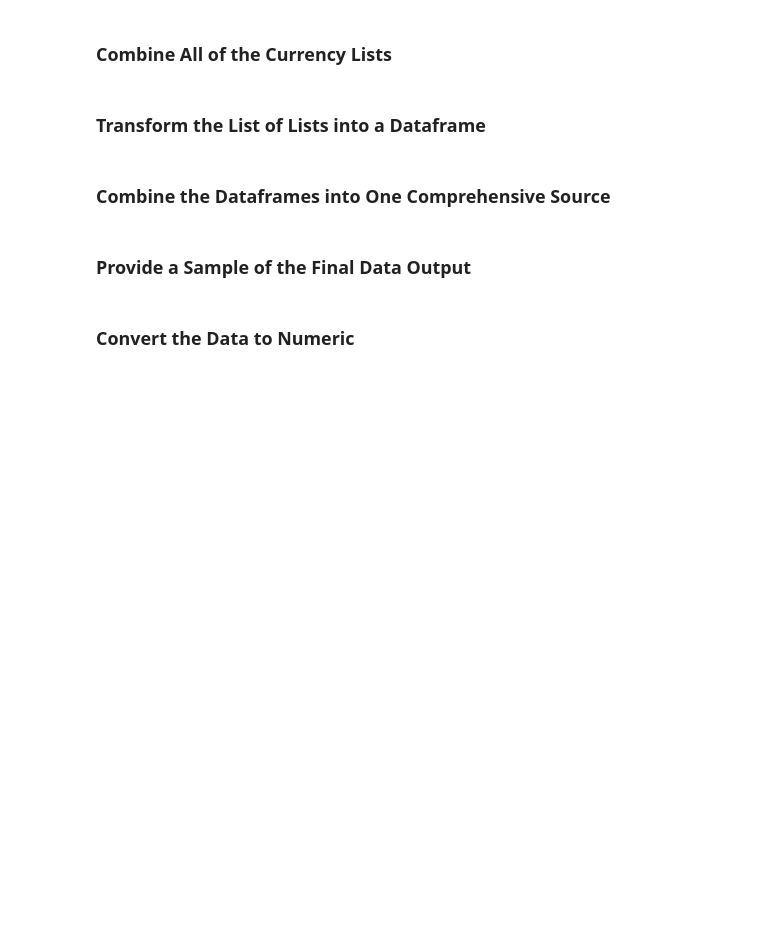
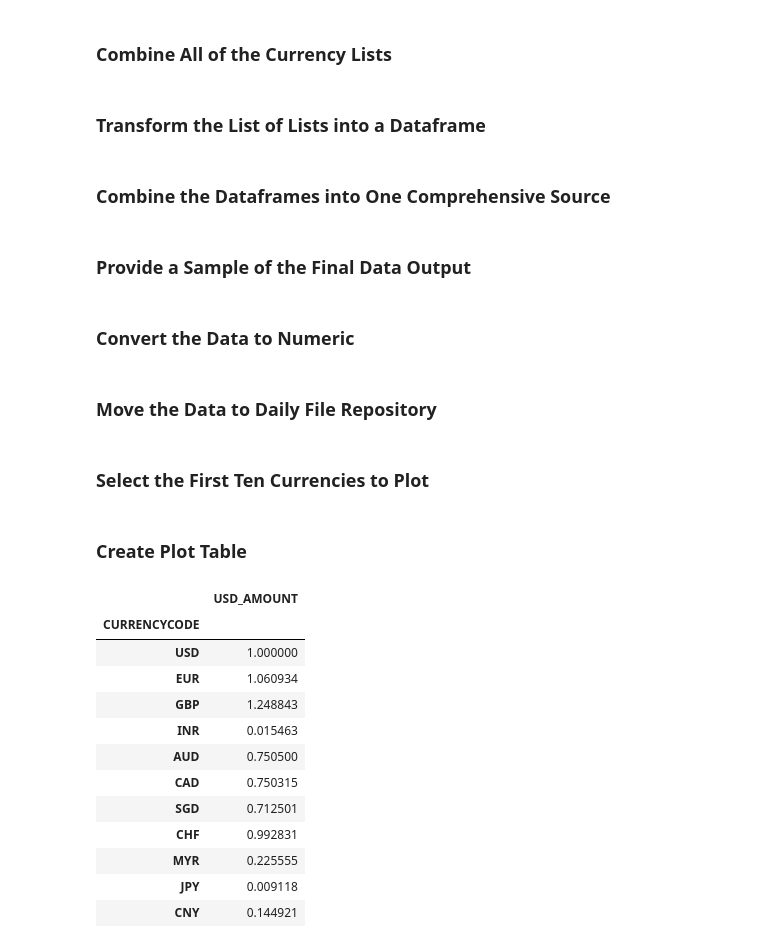
Before and after one commit to dbjohnsonii/currency_monitor, a Jupyter notebook: currency_monitor.ipynb, the cells around one changed output. Cells and saved outputs as stored; diff of their text form; code cells hidden in the pictures; blank space fills up the shorter version.

```diff
--- a/currency_monitor.ipynb
+++ b/currency_monitor.ipynb
@@ -299,5 +301,9 @@ currency_output_working_data['USD_AMOUNT']=pd.to_numeric(currency_output_working
 currency_output_working_data['EXCHANGE_AMOUNT']=pd.to_numeric(currency_output_working_data['EXCHANGE_AMOUNT'], errors='ignore')
 currency_output_working_data=currency_output_working_data[(currency_output_working_data['USD_AMOUNT']<=4)] #don't show anything more than 4 USD
 currency_output_working_data.info()
+# %% [markdown]
+### Move the Data to Daily File Repository
 # %%
 currency_output_working_data.to_csv(ex)
+# %% [markdown]
+### Select the First Ten Currencies to Plot
@@ -303,0 +313,18 @@ currency_output_working_data.to_csv(ex)
+# %% [markdown]
+### Create Plot Table
+# %%
+currency_output_plot_data #show the currency code table
+# %% [output]
+|  | USD_AMOUNT |
+| CURRENCYCODE |  |
+| USD | 1.000000 |
+| EUR | 1.060934 |
+| GBP | 1.248843 |
+| INR | 0.015463 |
+| AUD | 0.750500 |
+| CAD | 0.750315 |
+| SGD | 0.712501 |
+| CHF | 0.992831 |
+| MYR | 0.225555 |
+| JPY | 0.009118 |
+| CNY | 0.144921 |
```
Also changed, not shown: parts of 6 cells of this notebook.
